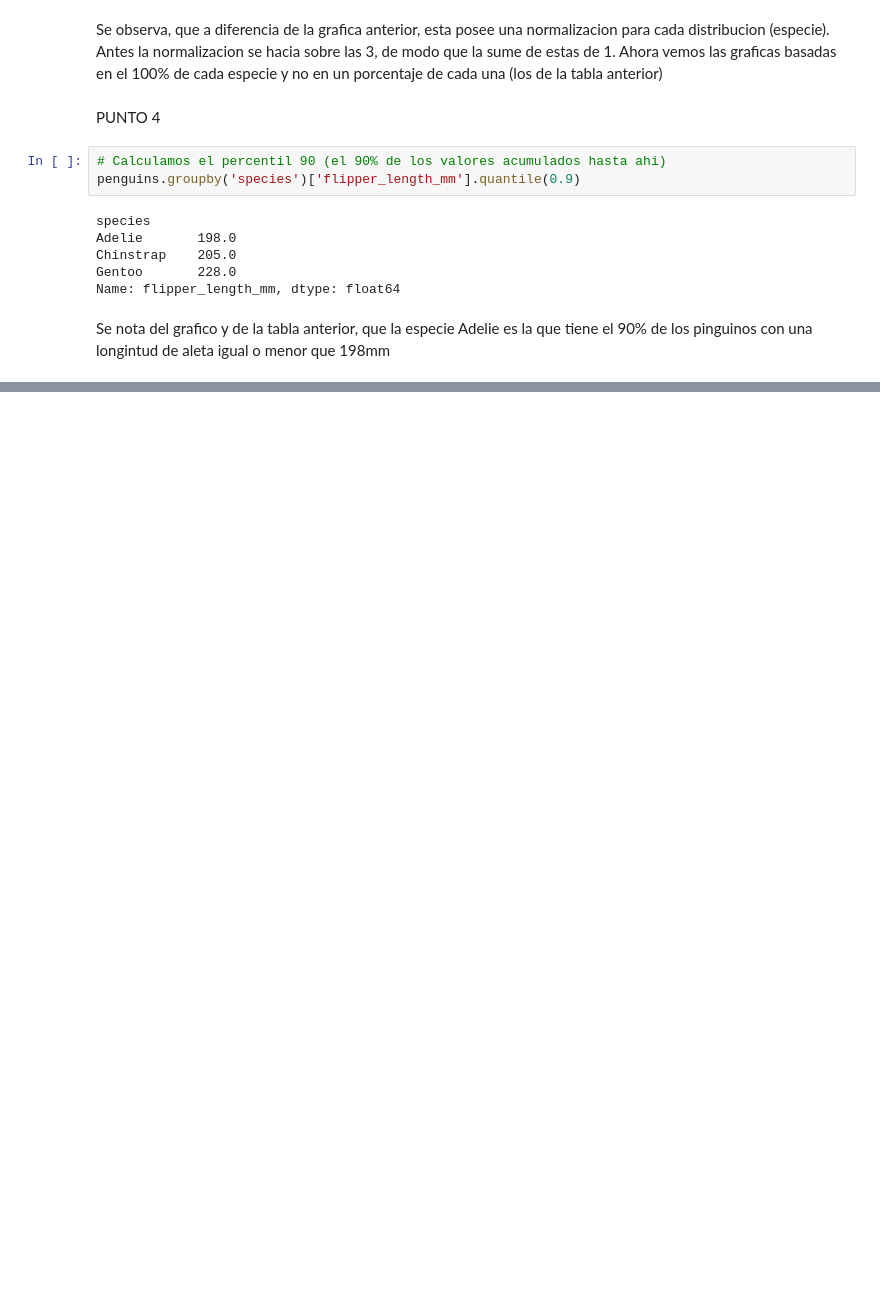
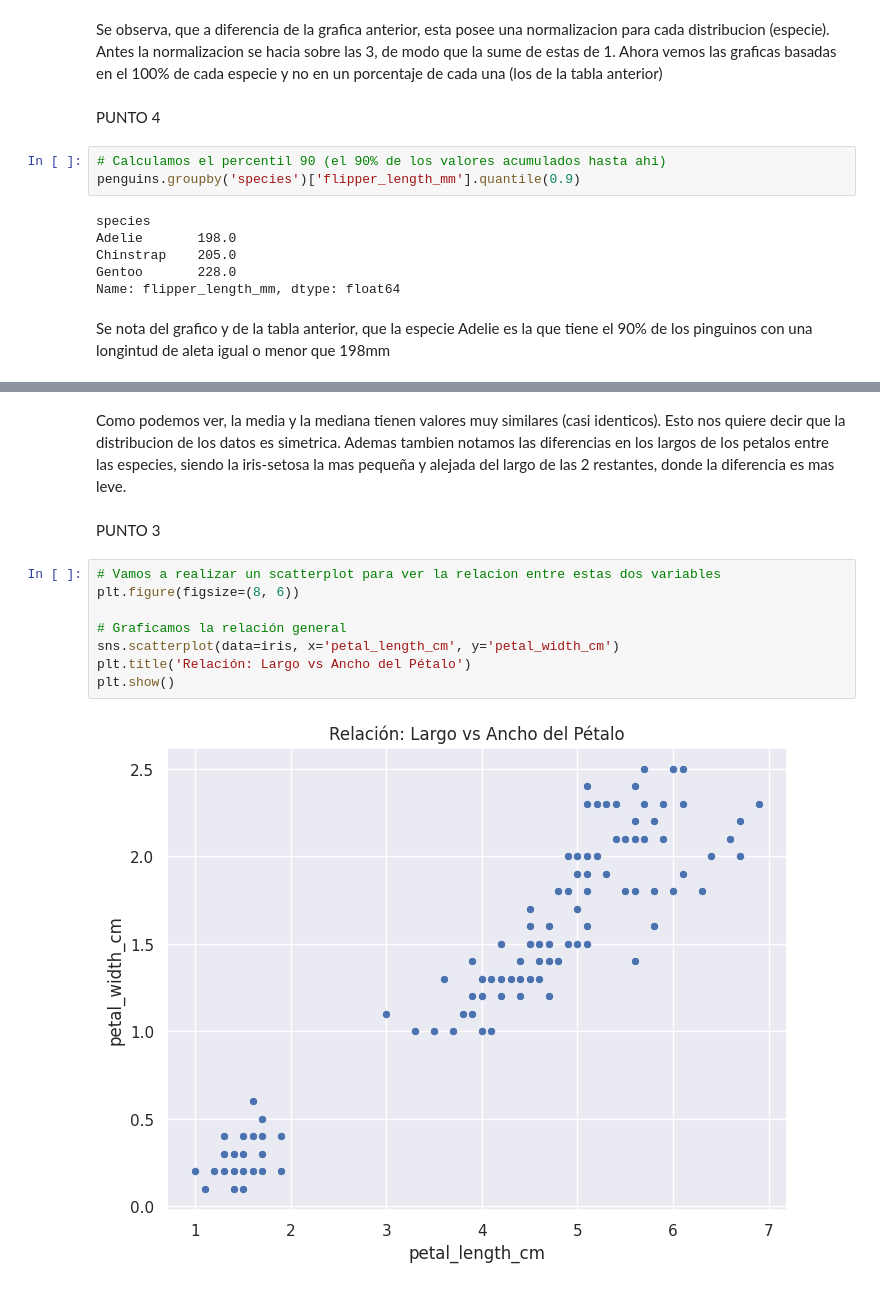
Before and after one commit to winttita/TUIA, a Jupyter notebook: Segundo/Fundamento de Ciencia de Datos/U4 - Visualizacion/practica4.ipynb, the cells around one changed output, grey strips where cells are left out. Cells and saved outputs as stored; diff of their text form; blank space fills up the shorter version.

```diff
--- a/Segundo/Fundamento de Ciencia de Datos/U4 - Visualizacion/practica4.ipynb
+++ b/Segundo/Fundamento de Ciencia de Datos/U4 - Visualizacion/practica4.ipynb
@@ -516,0 +560,14 @@ Se nota del grafico y de la tabla anterior, que la especie Adelie es la que tien
+# %% [markdown]
+Como podemos ver, la media y la mediana tienen valores muy similares (casi identicos). Esto nos quiere decir que la distribucion de los datos es simetrica. Ademas tambien notamos las diferencias en los largos de los petalos entre las especies, siendo la iris-setosa la mas pequeña y alejada del largo de las 2 restantes, donde la diferencia es mas leve.
+# %% [markdown]
+PUNTO 3
+# %%
+# Vamos a realizar un scatterplot para ver la relacion entre estas dos variables
+plt.figure(figsize=(8, 6))
+
+# Graficamos la relación general
+sns.scatterplot(data=iris, x='petal_length_cm', y='petal_width_cm')
+plt.title('Relación: Largo vs Ancho del Pétalo')
+plt.show()
+# %% [output]
+[figure, added]
```
Also changed, not shown: parts of 23 cells of this notebook.
